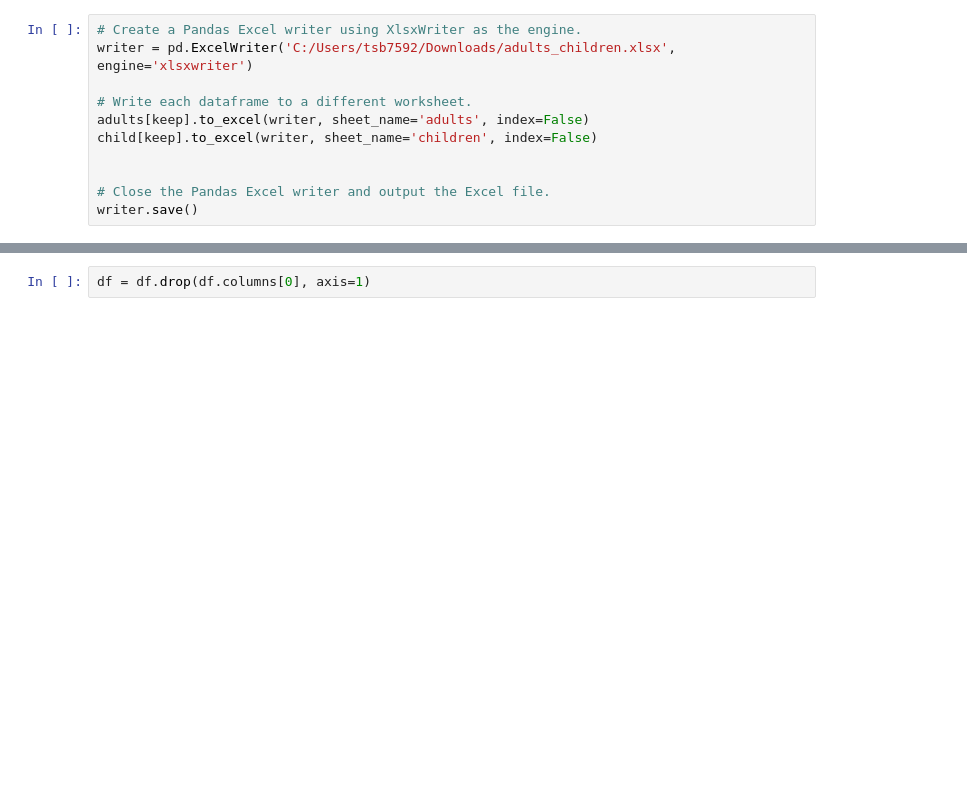
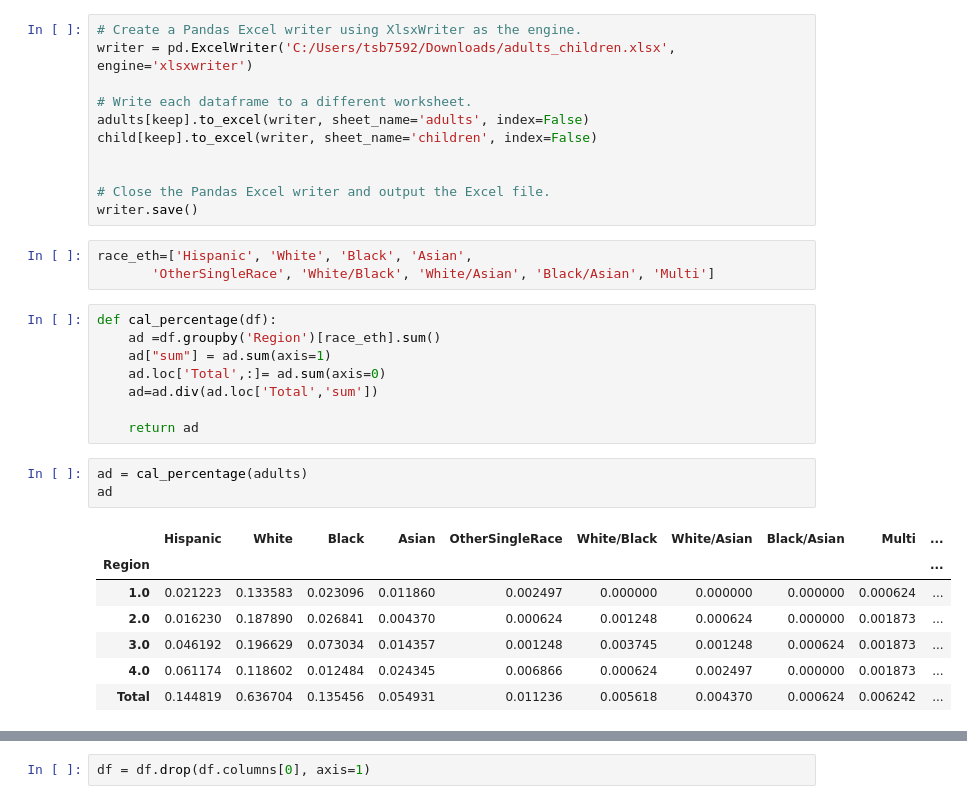
Before and after one commit to tianchu-shu/NWMSS, a Jupyter notebook: census_data.ipynb, the cells around one changed output, grey strips where cells are left out. Drawn from its saved outputs; the diff is of its cells as text; blank space fills up the shorter version.

```diff
--- a/census_data.ipynb
+++ b/census_data.ipynb
@@ -530,3 +530,25 @@ child[keep].to_excel(writer, sheet_name='children', index=False)
 
 # Close the Pandas Excel writer and output the Excel file.
 writer.save()
+# %%
+race_eth=['Hispanic', 'White', 'Black', 'Asian',
+       'OtherSingleRace', 'White/Black', 'White/Asian', 'Black/Asian', 'Multi']
+# %%
+def cal_percentage(df):
+    ad =df.groupby('Region')[race_eth].sum()
+    ad["sum"] = ad.sum(axis=1)
+    ad.loc['Total',:]= ad.sum(axis=0)
+    ad=ad.div(ad.loc['Total','sum'])
+
+    return ad
+# %%
+ad = cal_percentage(adults)
+ad
+# %% [output]
+|  | Hispanic | White | Black | Asian | OtherSingleRace | White/Black | White/Asian | Black/Asian | Multi | ... |
+| Region |  |  |  |  |  |  |  |  |  | ... |
+| 1.0 | 0.021223 | 0.133583 | 0.023096 | 0.011860 | 0.002497 | 0.000000 | 0.000000 | 0.000000 | 0.000624 | ... |
+| 2.0 | 0.016230 | 0.187890 | 0.026841 | 0.004370 | 0.000624 | 0.001248 | 0.000624 | 0.000000 | 0.001873 | ... |
+| 3.0 | 0.046192 | 0.196629 | 0.073034 | 0.014357 | 0.001248 | 0.003745 | 0.001248 | 0.000624 | 0.001873 | ... |
+| 4.0 | 0.061174 | 0.118602 | 0.012484 | 0.024345 | 0.006866 | 0.000624 | 0.002497 | 0.000000 | 0.001873 | ... |
+| Total | 0.144819 | 0.636704 | 0.135456 | 0.054931 | 0.011236 | 0.005618 | 0.004370 | 0.000624 | 0.006242 | ... |
```
Also changed, not shown: parts of 25 cells of this notebook.
